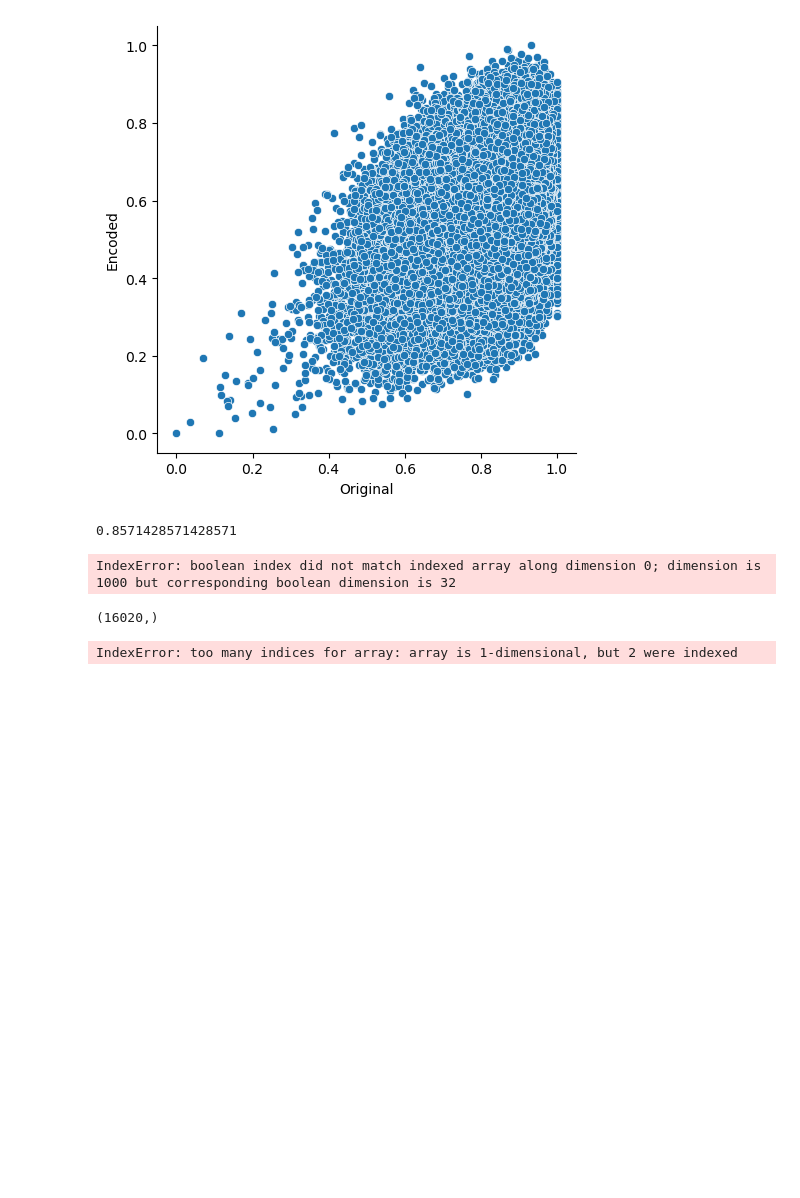
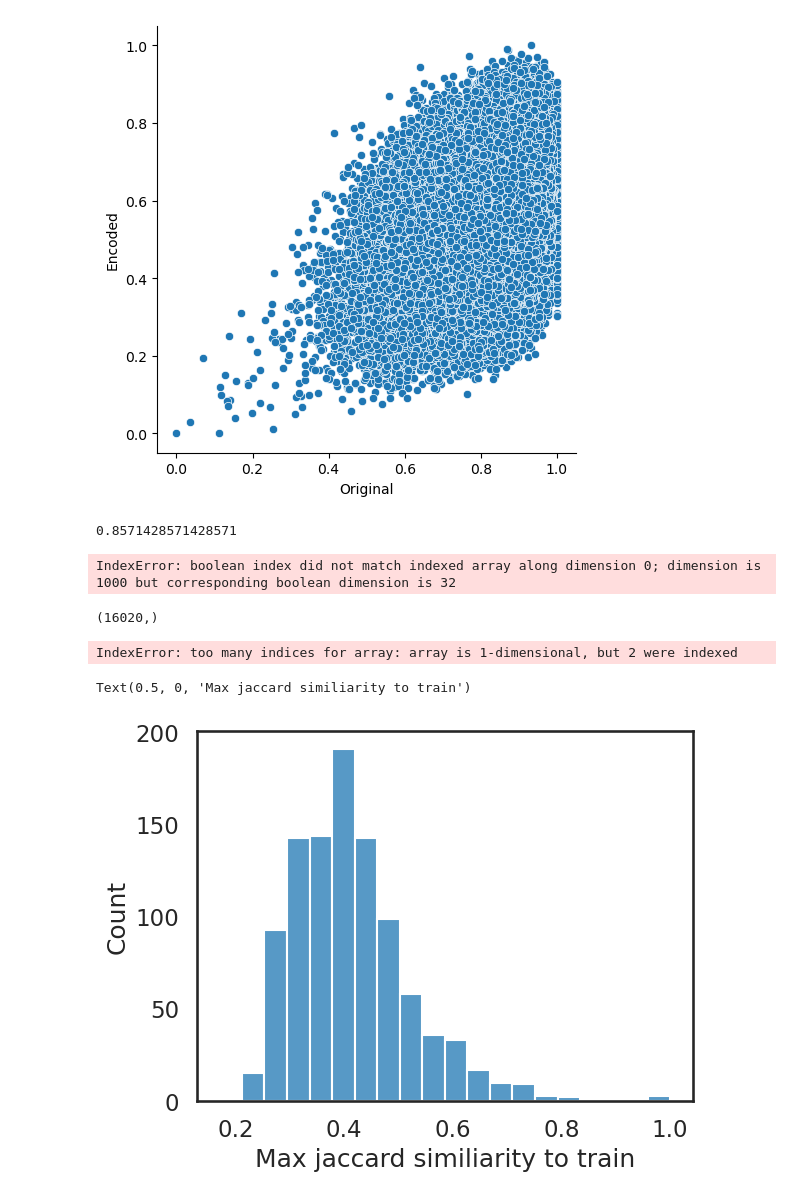
Before and after one commit to asiomchen/mldd23_project1, a Jupyter notebook: distance.ipynb, the cells around one changed output. Cells and saved outputs as stored; diff of their text form; code cells hidden in the pictures; blank space fills up the shorter version.

```diff
--- a/data_analysis/distance.ipynb
+++ b/distance.ipynb
@@ -202,3 +202,17 @@ klek_encoded
 mean_new = np.mean(calculate_euclidean(klek_encoded))
 # %% [output]
 IndexError: too many indices for array: array is 1-dimensional, but 2 were indexed
+# %%
+import pandas as pd
+df = pd.read_csv('docking/d2_ligands_w_tanimotos.csv')
+# %%
+import seaborn as sns
+import matplotlib.pyplot as plt
+
+sns.set_context('talk')
+sns.set_style('white')
+sns.histplot(df, x='max_train_similarity', bins=20)
+plt.xlabel('Max jaccard similiarity to train')
+# %% [output]
+Text(0.5, 0, 'Max jaccard similiarity to train')
+[figure, added]
```
Also changed, not shown: parts of 3 cells of this notebook, 18 other files.
